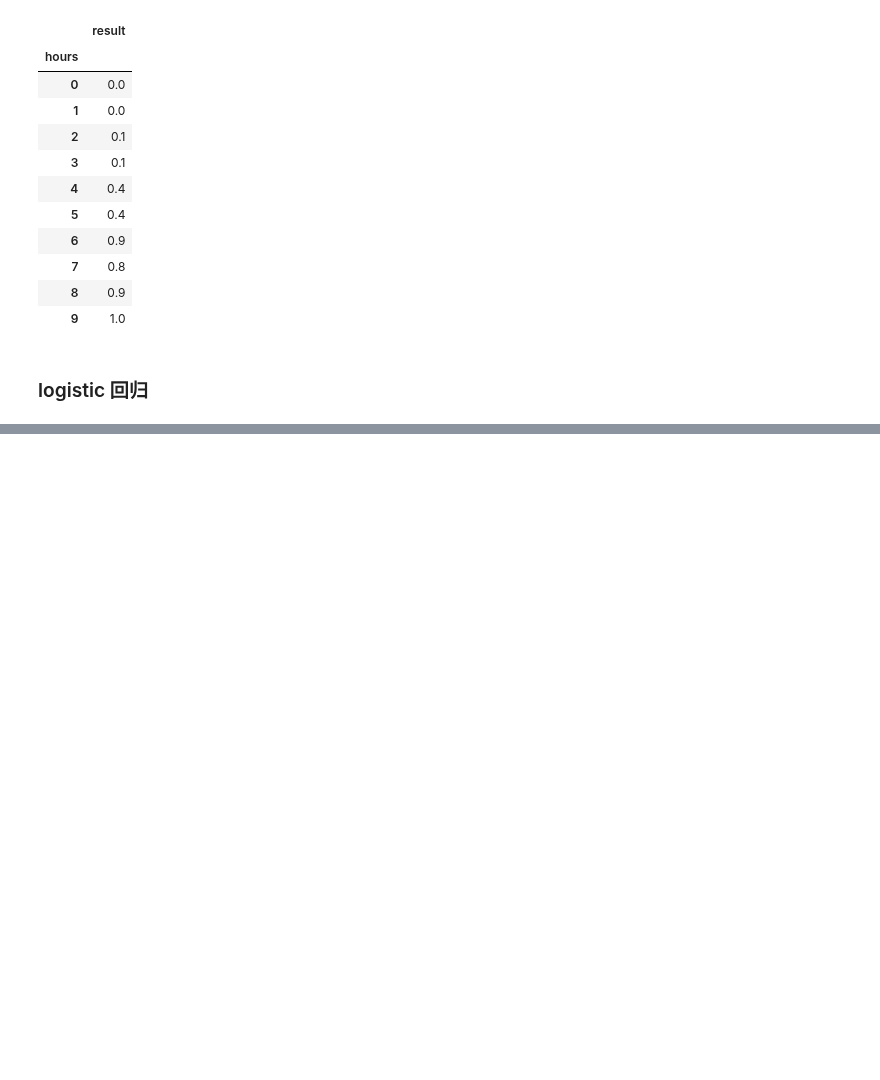
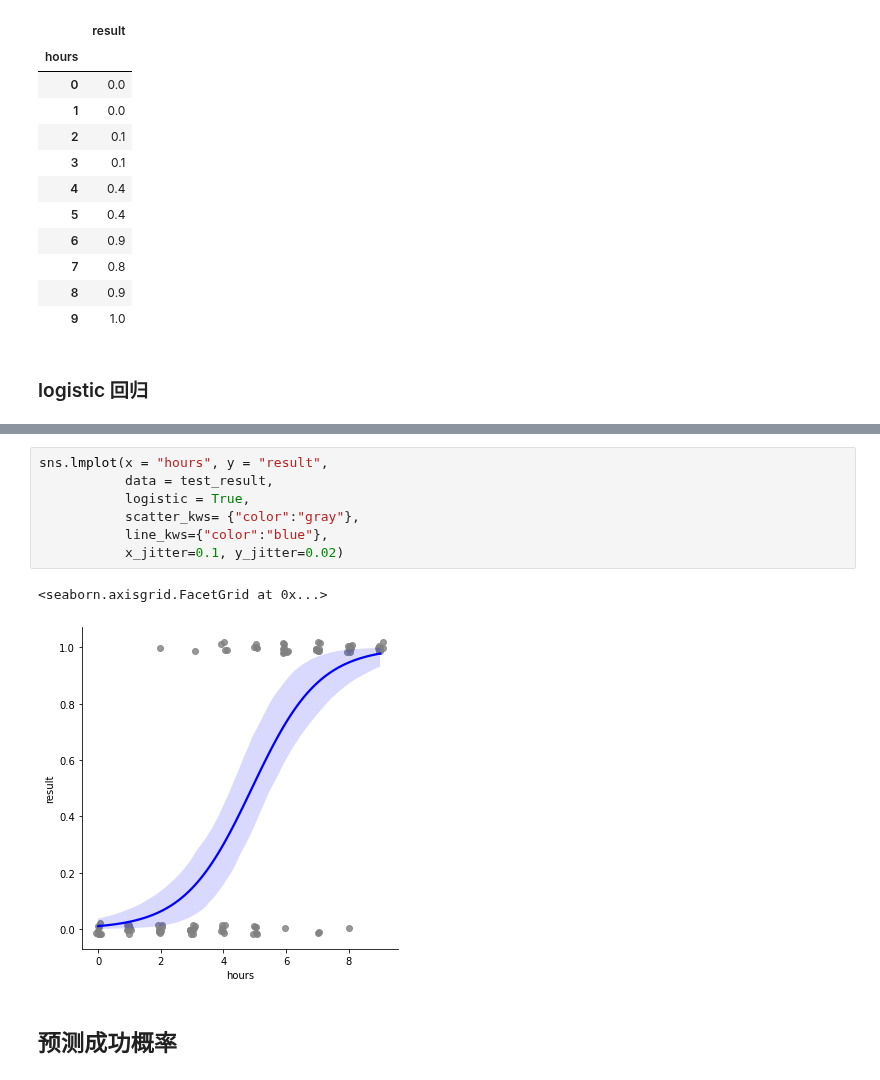
Before and after one commit to yuanzhen-lucas/mybioinfo, a Jupyter notebook: python/chapter6_python进行数据分析.ipynb, the cells around one changed output, grey strips where cells are left out. Drawn from its saved outputs; the diff is of its cells as text; blank space fills up the shorter version.

```diff
--- a/python/chapter6_python进行数据分析.ipynb
+++ b/python/chapter6_python进行数据分析.ipynb
@@ -97,3 +98,15 @@ Generalized Linear Model Regression Results
 |  | coef | std err | z | P>|z| | [0.025 | 0.975] |
 | Intercept | -4.5587 | 0.901 | -5.061 | 0.000 | -6.324 | -2.793 |
 | hours | 0.9289 | 0.174 | 5.345 | 0.000 | 0.588 | 1.270 |
+# %%
+sns.lmplot(x = "hours", y = "result",
+           data = test_result,
+           logistic = True,
+           scatter_kws= {"color":"gray"},
+           line_kws={"color":"blue"},
+           x_jitter=0.1, y_jitter=0.02)
+# %% [output]
+<seaborn.axisgrid.FacetGrid at 0x...>
+[figure, added]
+# %% [markdown]
+## 预测成功概率
```
Also changed, not shown: parts of 9 cells of this notebook, 2 other files.
